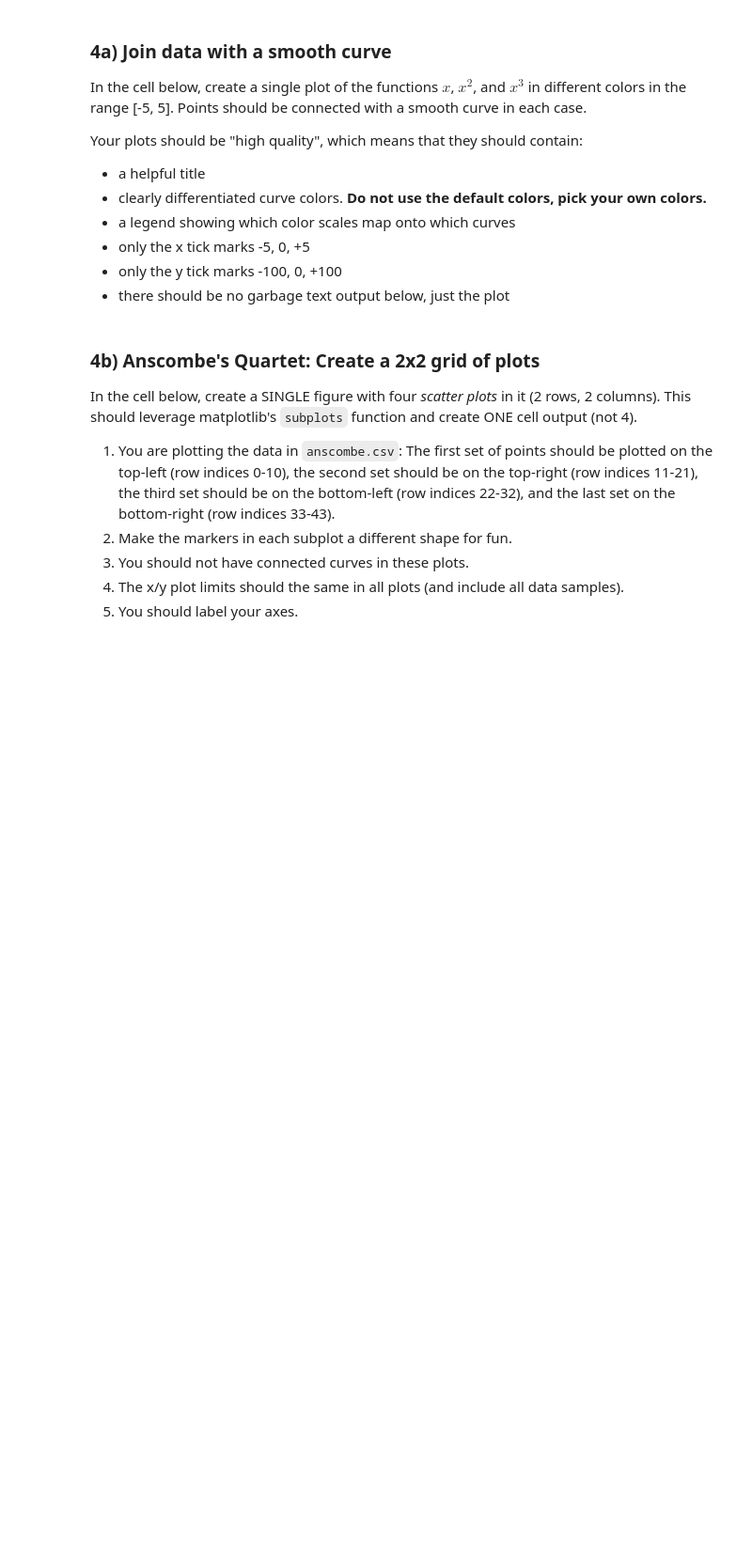
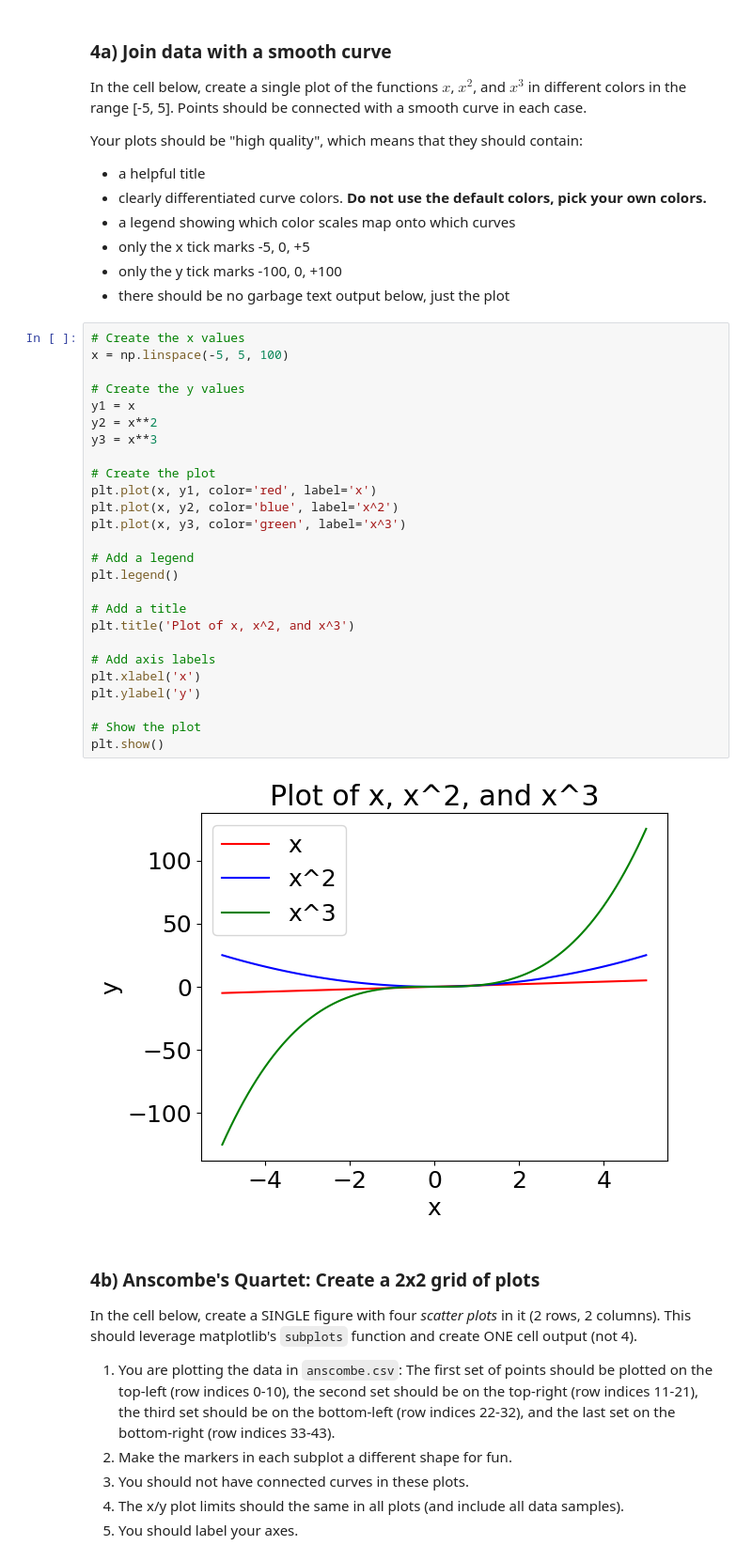
Before and after one commit to thecodingaviator/cs251, a Jupyter notebook: project1/analysis.ipynb, the cells around one changed output. Shown: that part at 94% size. Drawn from its saved outputs; the diff is of its cells as text; blank space fills up the shorter version.

```diff
--- a/project1/analysis.ipynb
+++ b/project1/analysis.ipynb
@@ -346,6 +377,34 @@ Your plots should be "high quality", which means that they should contain:
 - only the x tick marks -5, 0, +5
 - only the y tick marks -100, 0, +100
 - there should be no garbage text output below, just the plot
+# %%
+# Create the x values
+x = np.linspace(-5, 5, 100)
+
+# Create the y values
+y1 = x
+y2 = x**2
+y3 = x**3
+
+# Create the plot
+plt.plot(x, y1, color='red', label='x')
+plt.plot(x, y2, color='blue', label='x^2')
+plt.plot(x, y3, color='green', label='x^3')
+
+# Add a legend
+plt.legend()
+
+# Add a title
+plt.title('Plot of x, x^2, and x^3')
+
+# Add axis labels
+plt.xlabel('x')
+plt.ylabel('y')
+
+# Show the plot
+plt.show()
+# %% [output]
+[figure, added]
 # %% [markdown]
 ### 4b) Anscombe's Quartet: Create a 2x2 grid of plots
 
```
Also changed, not shown: parts of 5 cells of this notebook, 1 other file.
